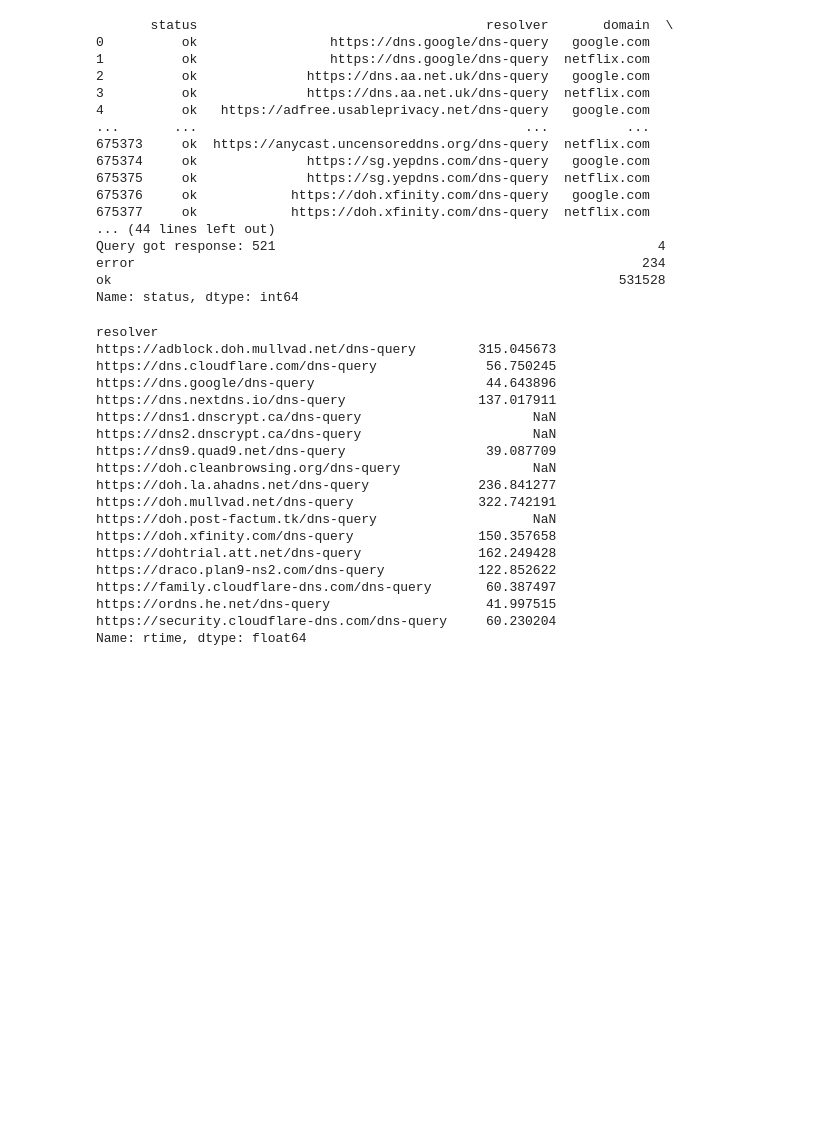
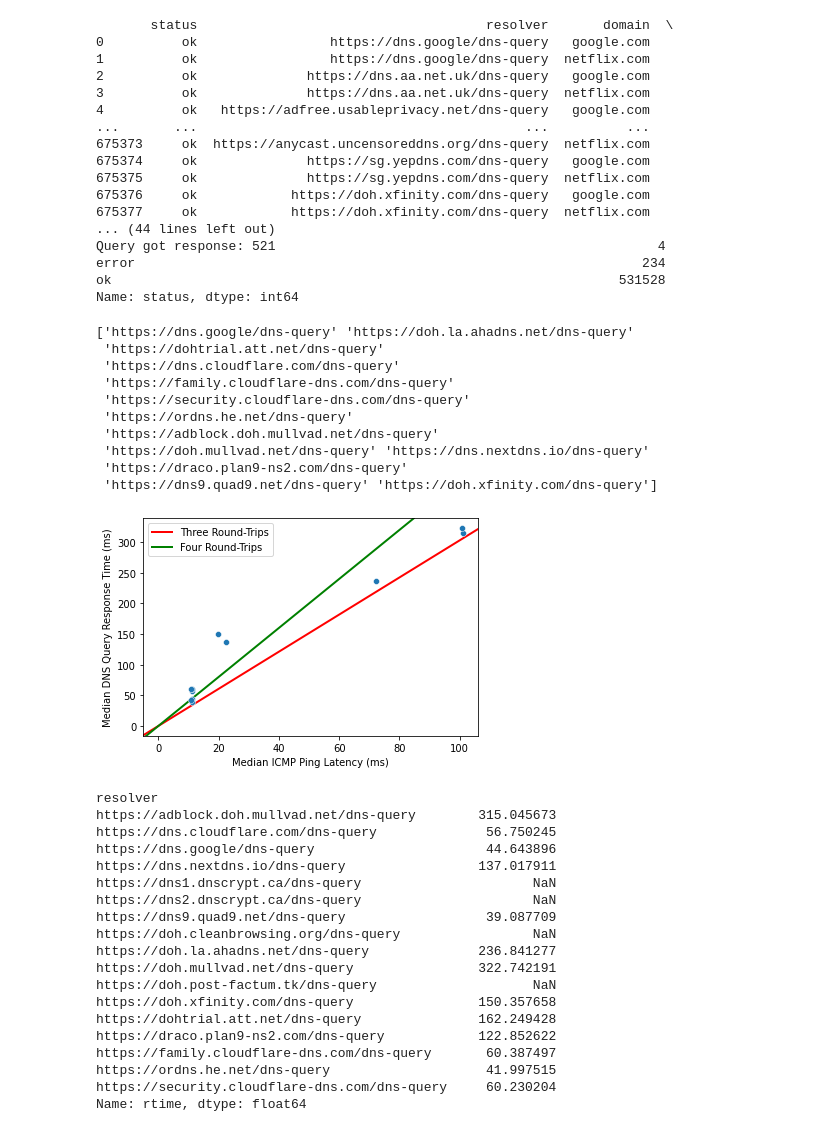
Before and after one commit to noise-lab/dns-measurement, a Jupyter notebook: src/measure/dns-timing/NA_data_full.ipynb, the cells around one changed output. Cells and saved outputs as stored; diff of their text form; code cells hidden in the pictures; blank space fills up the shorter version.

Commit message:
Add scatter plot of median ping vs. qrt for Ohio

```diff
--- a/src/measure/dns-timing/NA_data_full.ipynb
+++ b/src/measure/dns-timing/NA_data_full.ipynb
@@ -105,6 +104,36 @@ ip_europe = ip_europe.append(quad9_2, ignore_index = True)
 
 ip_europe = ip_europe.append(ordns, ignore_index = True)
 ip_asia = ip_asia.append(ordns, ignore_index = True)
+# %%
+# Make a plot of median ping times vs. median query response times, grouped by resolver
+NA_array_of_resolvers = pd.Series(ip_north_america['resolver']).unique()
+df_medians = df.loc[df.status == 'ok', ['resolver', 'rtime', 'ping_time']]
+df_medians = df_medians[df_medians.resolver.isin(NA_array_of_resolvers)]
+print(df_medians.resolver.unique())
+df_medians = df_medians.groupby(['resolver']).median()
+df_medians = df_medians[(df_medians.ping_time > 0)]
+# df_medians = df_medians.loc[df_medians.rtime <= 1000]
+
+fig, ax = plt.subplots()
+plt.axline((0, 0), (0.33, 1), linewidth=2, color='r', zorder=-1, label='Three Round-Trips')
+plt.axline((0, 0), (0.25, 1), linewidth=2, color='g', zorder=-1, label='Four Round-Trips')
+sns.scatterplot(data=df_medians, x="ping_time", y="rtime", ax=ax)
+ax.set_xlabel('Median ICMP Ping Latency (ms)')
+ax.set_ylabel('Median DNS Query Response Time (ms)')
+
+plt.savefig("../../../paper/figures/NA_ping_qrt_scatter.pdf")
+# %% [output]
+['https://dns.google/dns-query' 'https://doh.la.ahadns.net/dns-query'
+ 'https://dohtrial.att.net/dns-query'
+ 'https://dns.cloudflare.com/dns-query'
+ 'https://family.cloudflare-dns.com/dns-query'
+ 'https://security.cloudflare-dns.com/dns-query'
+ 'https://ordns.he.net/dns-query'
+ 'https://adblock.doh.mullvad.net/dns-query'
+ 'https://doh.mullvad.net/dns-query' 'https://dns.nextdns.io/dns-query'
+ 'https://draco.plan9-ns2.com/dns-query'
+ 'https://dns9.quad9.net/dns-query' 'https://doh.xfinity.com/dns-query']
+[figure, added]
 # %%
 # Median of each resolver in ascending order(removed the ones with nan)
 NA_array_of_resolvers = pd.Series(ip_north_america['resolver']).unique()
```
Also changed, not shown: parts of 3 cells of this notebook, 1 other file.
